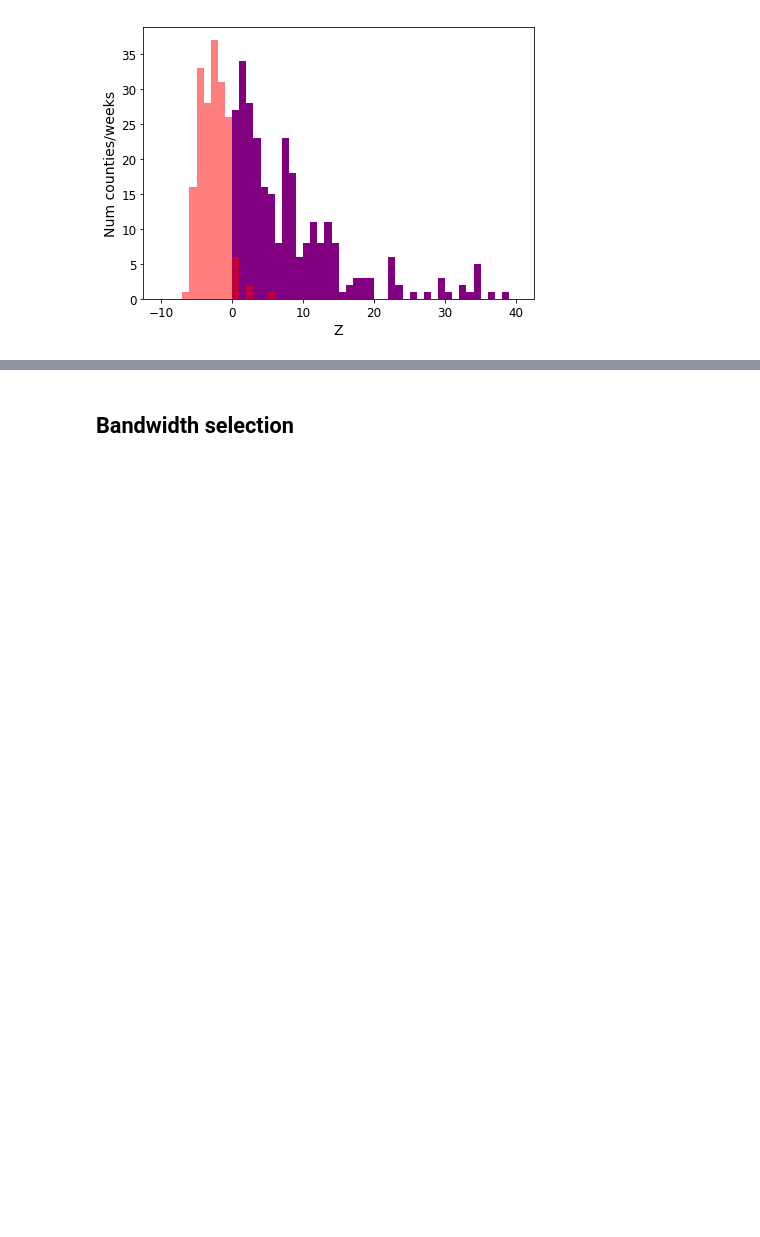
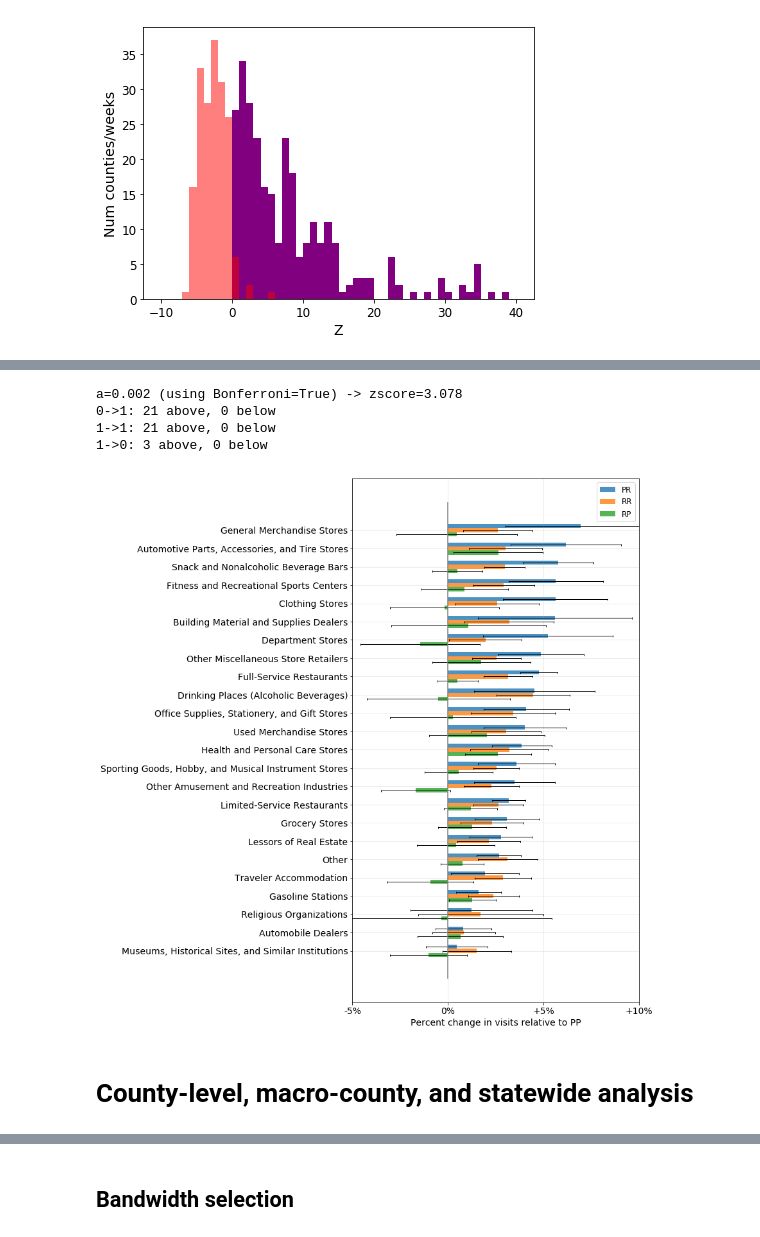
Before and after one commit to snap-stanford/covid-spillovers, a Jupyter notebook: make_figures.ipynb, the cells around one changed output, grey strips where cells are left out. Saved outputs shown, nothing was run; the diff lists cells and outputs as text; code cells hidden in the pictures; blank space fills up the shorter version.

```diff
--- a/make_figures.ipynb
+++ b/make_figures.ipynb
@@ -760,0 +365,12 @@ MEAN: 0.913 (0.907-0.920)
+# %%
+# with Bonferroni correction
+plot_tier_pair_weights(h5_df, [(0, 1), (1, 1), (1, 0)], sort_col='0->1 mean', xlim=(-0.05, .1), labels=['PR', 'RR', 'RP'],
+                       use_bonferroni=True)
+# %% [output]
+a=0.002 (using Bonferroni=True) -> zscore=3.078
+0->1: 21 above, 0 below
+1->1: 21 above, 0 below
+1->0: 3 above, 0 below
+[figure, added]
+# %% [markdown]
+# County-level, macro-county, and statewide analysis
```
Also changed, not shown: parts of 67 cells of this notebook.
